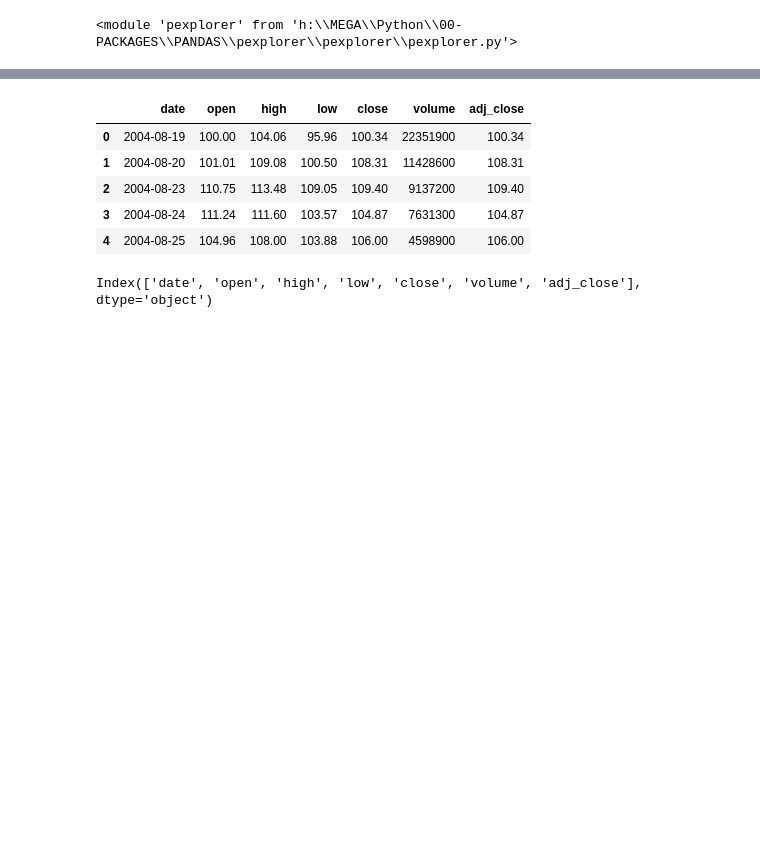
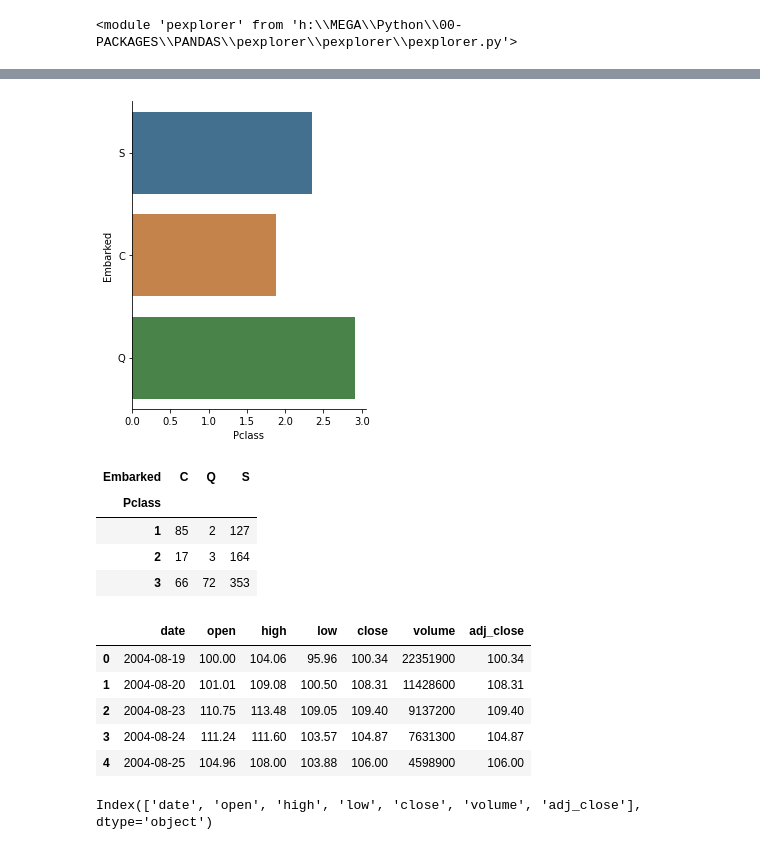
Before and after one commit to lep511/pexplorer, a Jupyter notebook: _pexplorer_test.ipynb, the cells around one changed output, grey strips where cells are left out. Drawn from its saved outputs; the diff is of its cells as text; code cells hidden in the pictures; blank space fills up the shorter version.

```diff
--- a/_pexplorer_test.ipynb
+++ b/_pexplorer_test.ipynb
@@ -8,4 +10,4 @@ importlib.reload(pe)
 # %% [output]
 <module 'pexplorer' from 'h:\\MEGA\\Python\\00-PACKAGES\\PANDAS\\pexplorer\\pexplorer\\pexplorer.py'>
 # %%
-df = pd.read_csv("H:\BOOK\CSV\GOOG.csv")
+df = pd.read_csv("H:\BOOK\CSV\Titanic.csv")
@@ -28,3 +23,12 @@ df.drop(columns=["Open", "Close"])
+# %%
+pe.plot_categorical(df, "Pclass", "Embarked")
+# %% [output]
+[figure, added]
+| Embarked | C | Q | S |
+| Pclass |  |  |  |
+| 1 | 85 | 2 | 127 |
+| 2 | 17 | 3 | 164 |
+| 3 | 66 | 72 | 353 |
 # %%
 pe.col_rename(df, inplace=True)
 # %%
```
Also changed, not shown: parts of 3 cells of this notebook, 1 other file.
